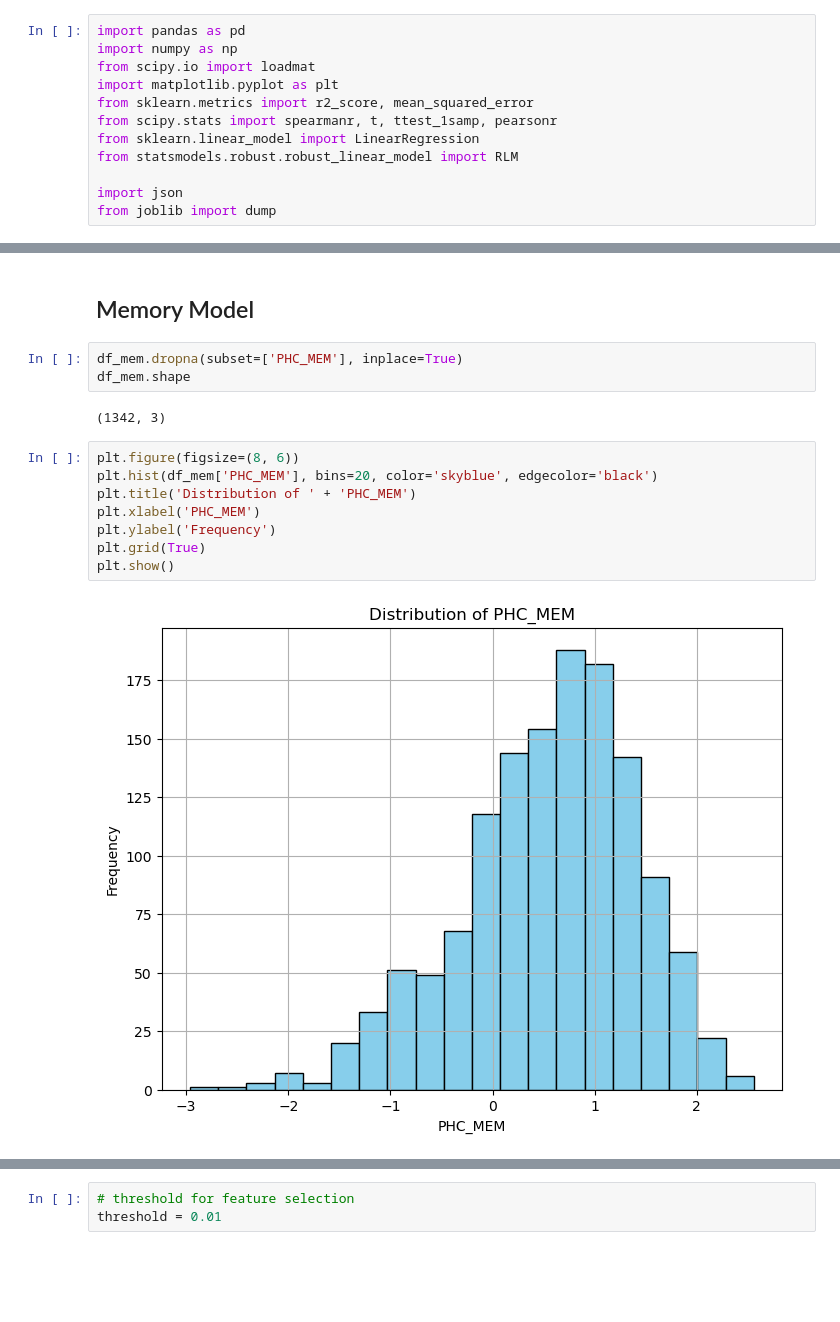
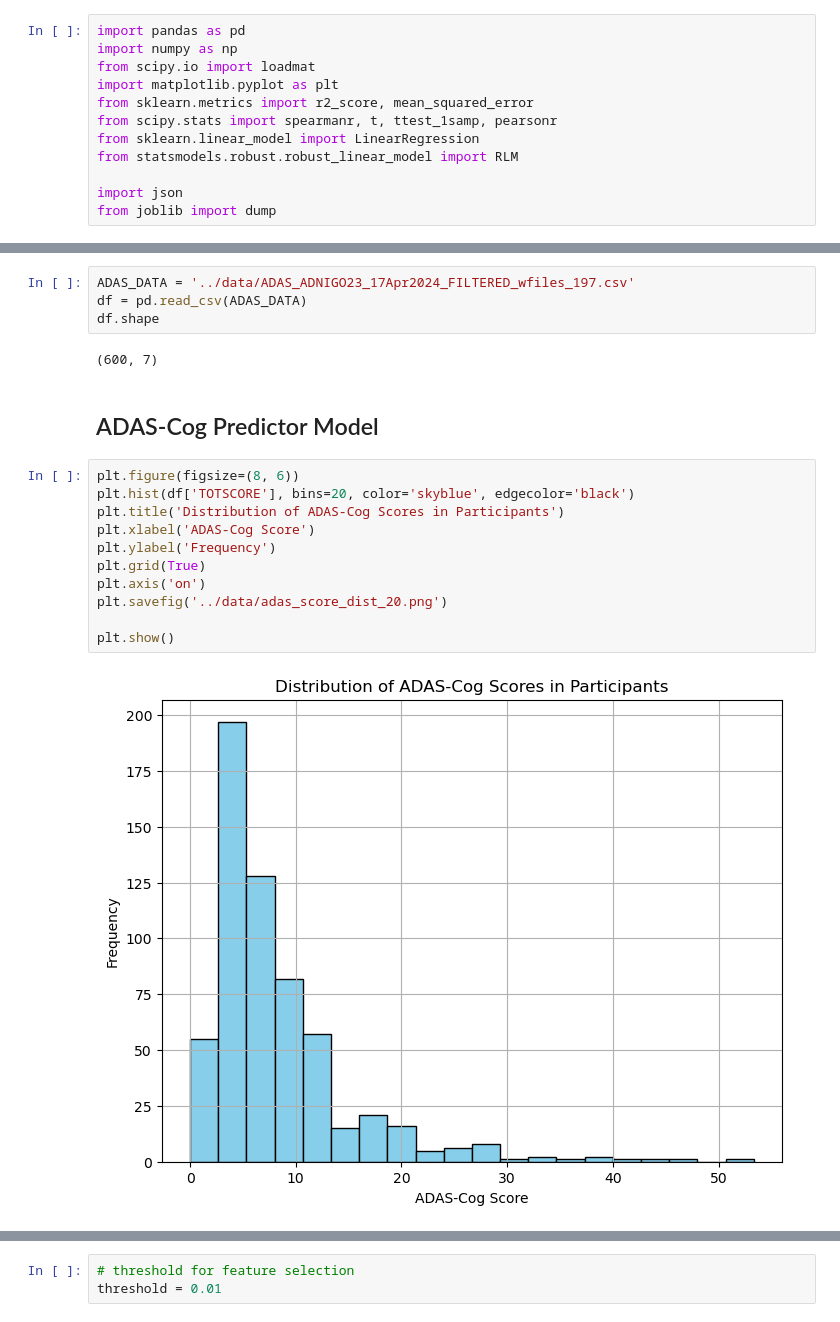
Before and after one commit to dChakr/ad_modelling_fyp, a Jupyter notebook: predictors/cpm_predictor.ipynb, the cells around one changed output, grey strips where cells are left out. Drawn from its saved outputs; the diff is of its cells as text; blank space fills up the shorter version.

```diff
--- a/predictors/cpm_predictor.ipynb
+++ b/predictors/cpm_predictor.ipynb
@@ -35,17 +32,21 @@ df_mem.shape
+# %%
+ADAS_DATA = '../data/ADAS_ADNIGO23_17Apr2024_FILTERED_wfiles_197.csv'
+df = pd.read_csv(ADAS_DATA)
+df.shape
+# %% [output]
+(600, 7)
 # %% [markdown]
-## Memory Model
+## ADAS-Cog Predictor Model
-# %%
-df_mem.dropna(subset=['PHC_MEM'], inplace=True)
-df_mem.shape
-# %% [output]
-(1342, 3)
 # %%
 plt.figure(figsize=(8, 6))
-plt.hist(df_mem['PHC_MEM'], bins=20, color='skyblue', edgecolor='black')
-plt.title('Distribution of ' + 'PHC_MEM')
-plt.xlabel('PHC_MEM')
+plt.hist(df['TOTSCORE'], bins=20, color='skyblue', edgecolor='black')
+plt.title('Distribution of ADAS-Cog Scores in Participants')
+plt.xlabel('ADAS-Cog Score')
 plt.ylabel('Frequency')
 plt.grid(True)
+plt.axis('on')
+plt.savefig('../data/adas_score_dist_20.png')
+
 plt.show()
 # %% [output]
-[figure, old version]
+[figure, new version]
```
Also changed, not shown: parts of 13 cells of this notebook, 4 other files.
